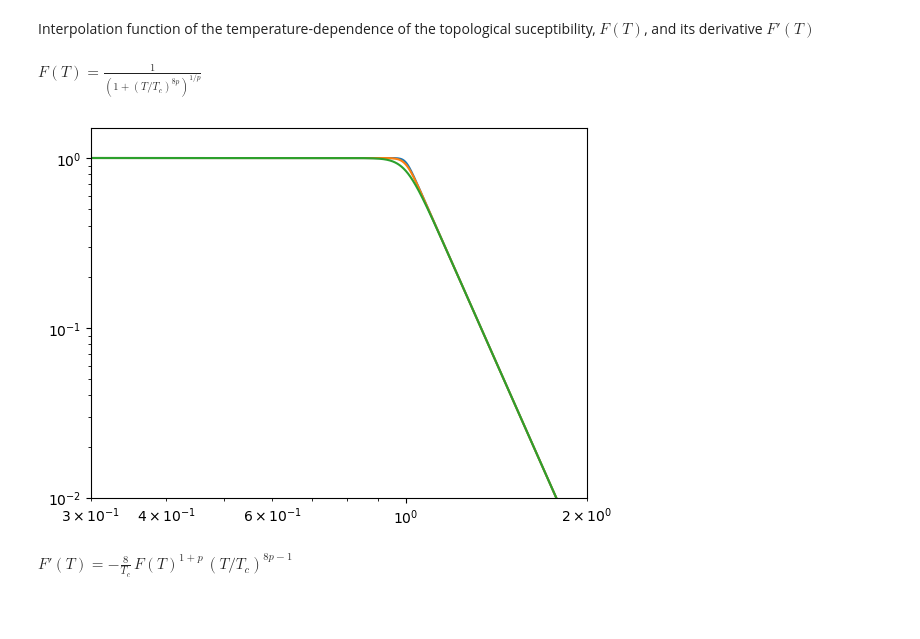
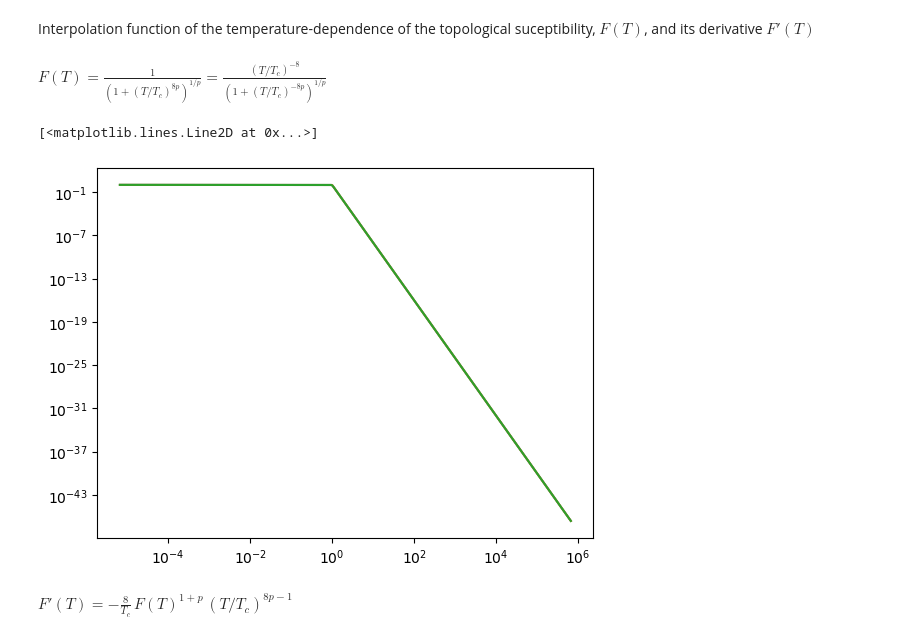
Before and after one commit to ManuelBuenAbad/axion_mcmc, a Jupyter notebook: axion_evol.ipynb, the cells around one changed output. Cells and saved outputs as stored; diff of their text form; code cells hidden in the pictures; blank space fills up the shorter version.

```diff
--- a/axion_evol.ipynb
+++ b/axion_evol.ipynb
@@ -582,7 +604,7 @@ Defining the axion potentials for the two basic models.
 # %% [markdown]
 Interpolation function of the temperature-dependence of the topological suceptibility, $F(T)$, and its derivative $F'(T)$
 # %% [markdown]
-$F(T) = \frac{1}{\left(1 + (T/T_c)^{8 p} \right)^{1/p}}$
+$F(T) = \frac{1}{\left(1 + (T/T_c)^{8 p} \right)^{1/p}} = \frac{(T/T_c)^{-8}}{(1 + (T/T_c)^{-8p})^{1/p}}$
 # %%
 def FTemp(T, p=12, small=1.e-10):
     """
@@ -597,33 +619,35 @@ def FTemp(T, p=12, small=1.e-10):
     FTemp [dimless]
     """
 
-    large_value = 1.e20 # a large value
+    large = 1/small # a large number
 
-    x = T/Tcrit # ratio of temperature to critical temperature
+    tau = T/Tcrit # ratio of temperature to critical temperature
 
-    xarr = np.asarray(x) # turning argument into array
+    tau_arr = np.asarray(tau) # turning argument into array
 
-    den = np.power(1 + np.power(xarr, 8*p), 1./p) # denominator of interpolating function
-    den = np.where(den > large_value, large_value, den) # normalizing
+    # disable RuntimeWarning, since I will correct operations with large/small numbers below
+    with warn.catch_warnings():
+        warn.simplefilter("ignore", category=RuntimeWarning)
 
-    func = 1./den # interpolating function
+        res = np.where(np.power(tau_arr, 8*p) > large,
+                       np.power(tau_arr, -8),
+                       np.where(np.nan_to_num(np.power(tau_arr, 8*p), posinf=large) < small,
+                                1,
+                                np.power(tau_arr, -8)/np.power(1 + np.power(tau_arr, -8*p), 1./p)
+                                )
+                       ) # interpolating function
 
-    target = np.where(xarr > 1, 0, 1) # asymptotic target value
-    diff = np.abs(target - func) # difference between interpolating function and asymptotic value
-
-    res = np.where(diff < small, target, func)
-
-
-    return res.item() if np.isscalar(x) else res
+    return res.item() if np.isscalar(tau) else res
 # %%
 plt.loglog(Temp_arr/Tcrit, FTemp(Temp_arr))
 plt.loglog(Temp_arr/Tcrit, FTemp(Temp_arr, 8))
 plt.loglog(Temp_arr/Tcrit, FTemp(Temp_arr, 4))
 
-plt.xlim(0.3, 2)
-plt.ylim(0.01,1.5);
+# plt.xlim(0.3, 2)
+# plt.ylim(0.01,1.5);
 # %% [output]
+[<matplotlib.lines.Line2D at 0x...>]
-[figure, old version]
+[figure, new version]
 # %% [markdown]
 $F'(T) =  - \frac{8}{T_c} \, F(T)^{1+p} \, \left( T/T_c \right)^{8p - 1}$
 # %%
```
Also changed, not shown: parts of 79 cells of this notebook.
